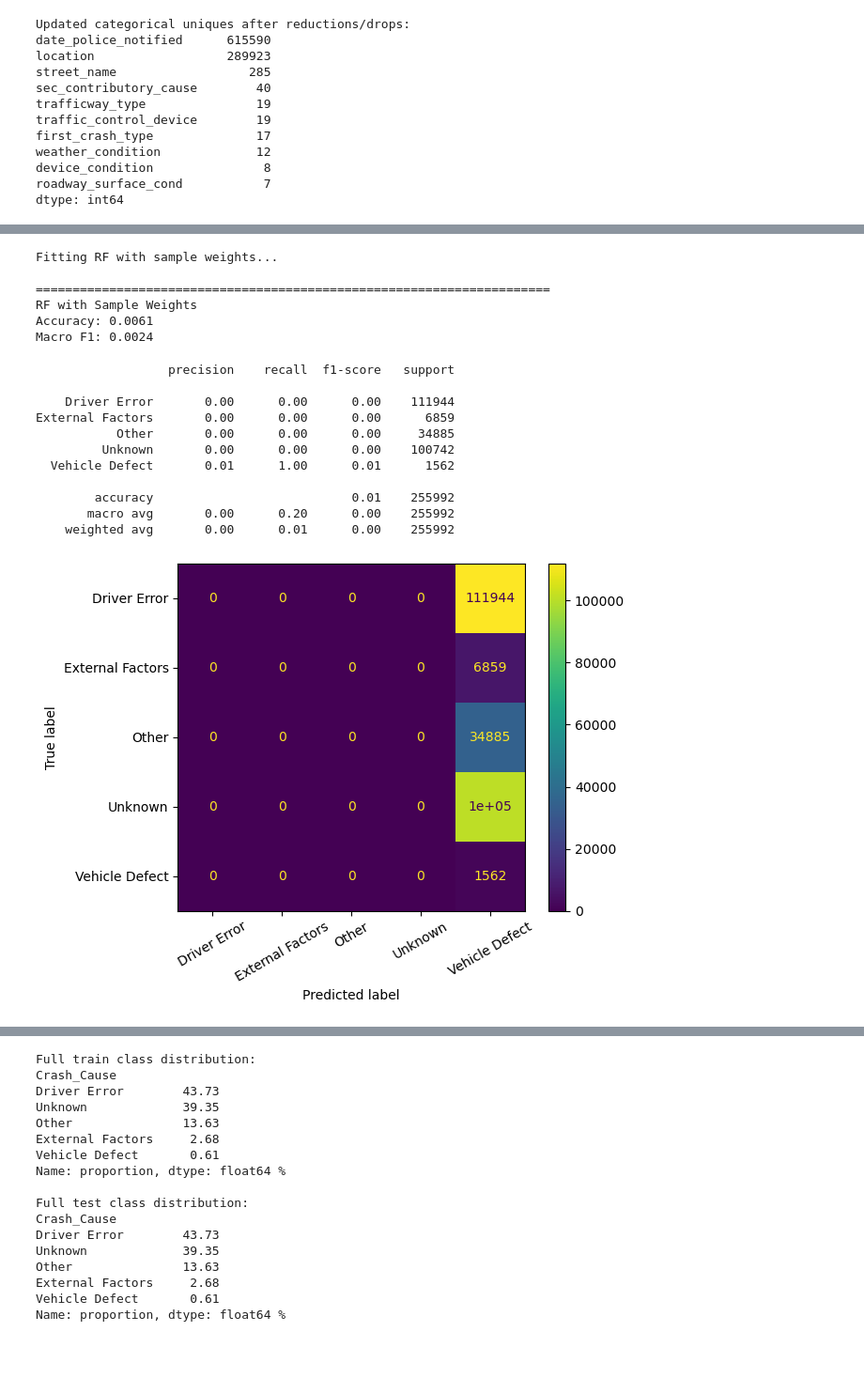
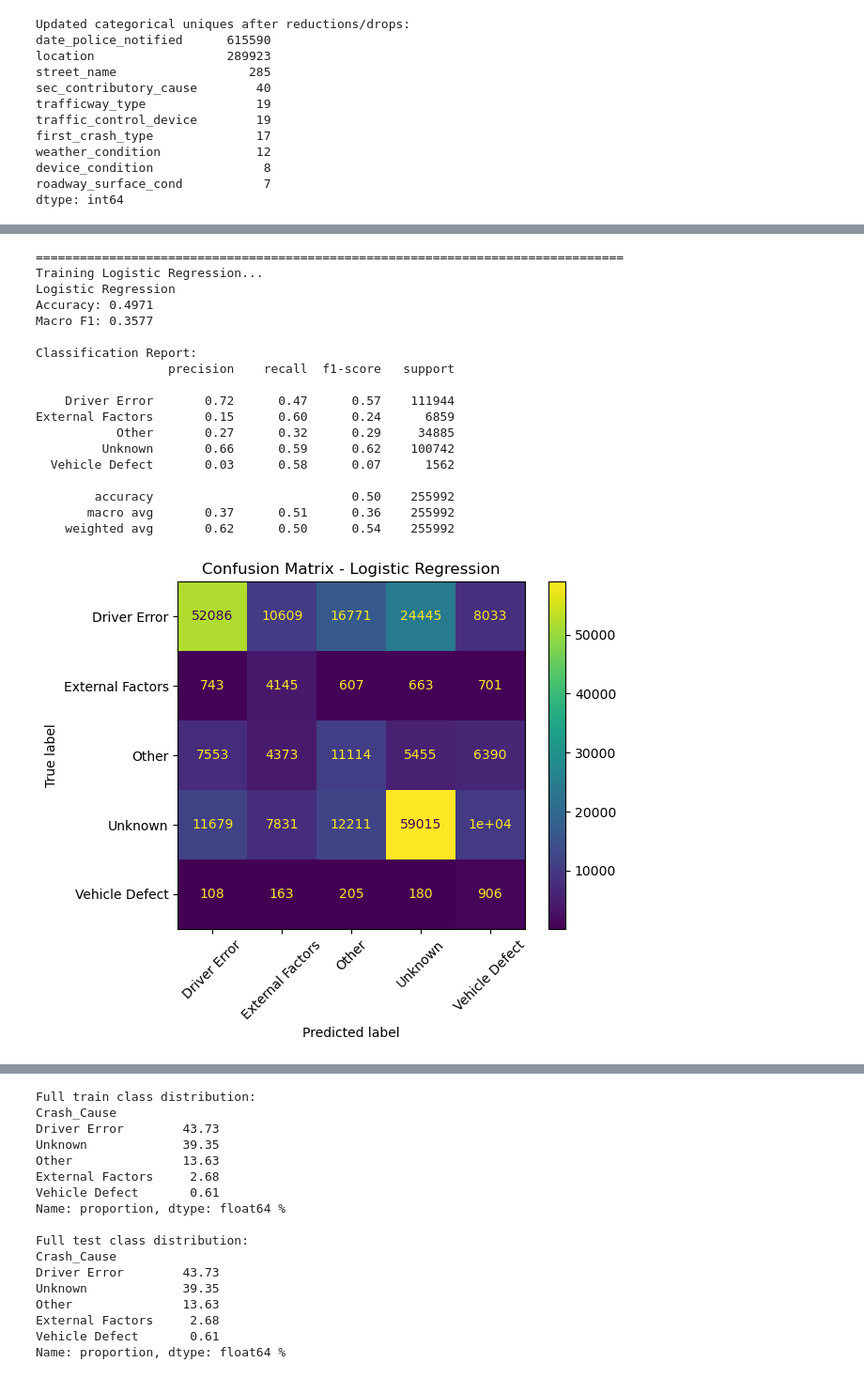
Before and after one commit to hellenmureithi/Phase_4_project, a Jupyter notebook: Notebooks/fiona.ipynb, the cells around one changed output, grey strips where cells are left out. Shown at 94% size. Cells and saved outputs as stored; diff of their text form; code cells hidden in the pictures; blank space fills up the shorter version.

```diff
--- a/Notebooks/fiona.ipynb
+++ b/Notebooks/fiona.ipynb
@@ -315,56 +337,33 @@ External Factors       0.10      0.41      0.17      6859
-# %%
-from sklearn.utils.class_weight import compute_sample_weight
-
-# Compute sample weights
-sample_weights = compute_sample_weight('balanced', y_train)
-
-# Fit with weights (use full data)
-print("Fitting RF with sample weights...")
-rf_pipe.fit(X_train, y_train, model__sample_weight=sample_weights)
-
-# Predict & evaluate
-preds = rf_pipe.predict(X_test)
-acc = accuracy_score(y_test, preds)
-macro_f1 = f1_score(y_test, preds, average="macro")
-
-print("\n" + "="*70)
-print("RF with Sample Weights")
-print(f"Accuracy: {acc:.4f}")
-print(f"Macro F1: {macro_f1:.4f}")
-print(classification_report(y_test, preds))
-
-cm = confusion_matrix(y_test, preds)
-ConfusionMatrixDisplay(cm, display_labels=rf_pipe.classes_).plot(xticks_rotation=30)
-plt.show()
-# %% [output]
-Fitting RF with sample weights...
-
-======================================================================
-RF with Sample Weights
-Accuracy: 0.0061
-Macro F1: 0.0024
-                  precision    recall  f1-score   support
-
-    Driver Error       0.00      0.00      0.00    111944
-External Factors       0.00      0.00      0.00      6859
-           Other       0.00      0.00      0.00     34885
-         Unknown       0.00      0.00      0.00    100742
-  Vehicle Defect       0.01      1.00      0.01      1562
-
-        accuracy                           0.01    255992
-       macro avg       0.00      0.20      0.00    255992
-    weighted avg       0.00      0.01      0.00    255992
-[figure, removed]
 # %%
 from sklearn.linear_model import LogisticRegression
 
 logreg_pipe = Pipeline(steps=[
     ("preprocess", preprocessor),
     ("model", LogisticRegression(
-        max_iter=400,
+        max_iter=2000,
         class_weight='balanced',
-        solver='saga',
-        random_state=42,
-        n_jobs =-1,
-        tol=0.01 ))
+        random_state=42
+         ))
 ])
+
+results.append(evaluate("Logistic Regression", logreg_pipe))
+# %% [output]
+================================================================================
+Training Logistic Regression...
+Logistic Regression
+Accuracy: 0.4971
+Macro F1: 0.3577
+
+Classification Report:
+                  precision    recall  f1-score   support
+
+    Driver Error       0.72      0.47      0.57    111944
+External Factors       0.15      0.60      0.24      6859
+           Other       0.27      0.32      0.29     34885
+         Unknown       0.66      0.59      0.62    100742
+  Vehicle Defect       0.03      0.58      0.07      1562
+
+        accuracy                           0.50    255992
+       macro avg       0.37      0.51      0.36    255992
+    weighted avg       0.62      0.50      0.54    255992
+[figure, added]
```
Also changed, not shown: parts of 11 cells of this notebook.
